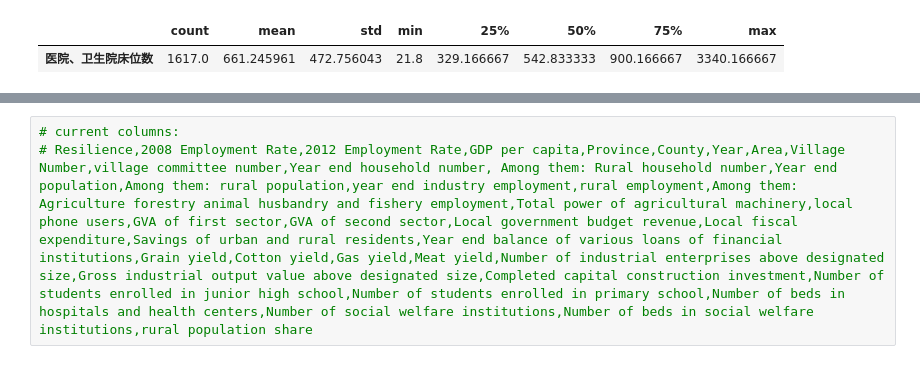
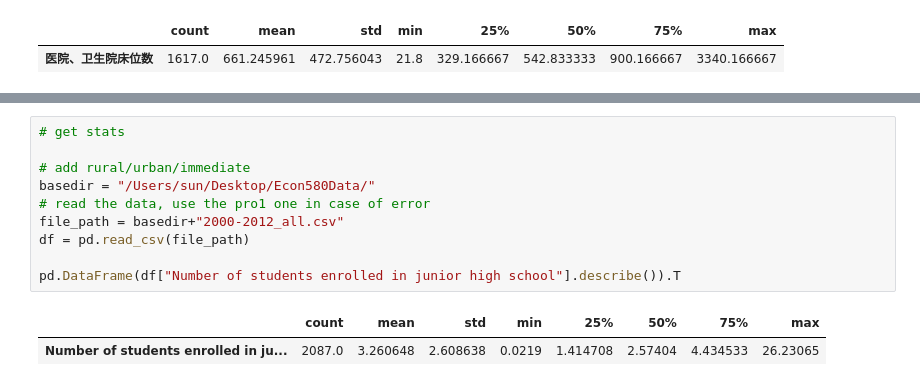
Before and after one commit to YurenSUN/YearBookDataProcess, a Jupyter notebook: file_formatter.ipynb, the cells around one changed output, grey strips where cells are left out. Drawn from its saved outputs; the diff is of its cells as text.

```diff
--- a/file_formatter.ipynb
+++ b/file_formatter.ipynb
@@ -601,3 +650,13 @@ memory usage: 480.1+ KB
-# %%
-# current columns:
-# Resilience,2008 Employment Rate,2012 Employment Rate,GDP per capita,Province,County,Year,Area,Village Number,village committee number,Year end household number, Among them: Rural household number,Year end population,Among them: rural population,year end industry employment,rural employment,Among them: Agriculture forestry animal husbandry and fishery employment,Total power of agricultural machinery,local phone users,GVA of first sector,GVA of second sector,Local government budget revenue,Local fiscal expenditure,Savings of urban and rural residents,Year end balance of various loans of financial institutions,Grain yield,Cotton yield,Gas yield,Meat yield,Number of industrial enterprises above designated size,Gross industrial output value above designated size,Completed capital construction investment,Number of students enrolled in junior high school,Number of students enrolled in primary school,Number of beds in hospitals and health centers,Number of social welfare institutions,Number of beds in social welfare institutions,rural population share
+# %%
+# get stats
+
+# add rural/urban/immediate
+basedir = "/Users/sun/Desktop/Econ580Data/"
+# read the data, use the pro1 one in case of error
+file_path = basedir+"2000-2012_all.csv"
+df = pd.read_csv(file_path)
+
+pd.DataFrame(df["Number of students enrolled in junior high school"].describe()).T
+# %% [output]
+|  | count | mean | std | min | 25% | 50% | 75% | max |
+| Number of students enrolled in ju... | 2087.0 | 3.260648 | 2.608638 | 0.0219 | 1.414708 | 2.57404 | 4.434533 | 26.23065 |
```
Also changed, not shown: parts of 4 cells of this notebook, 1 other file.
